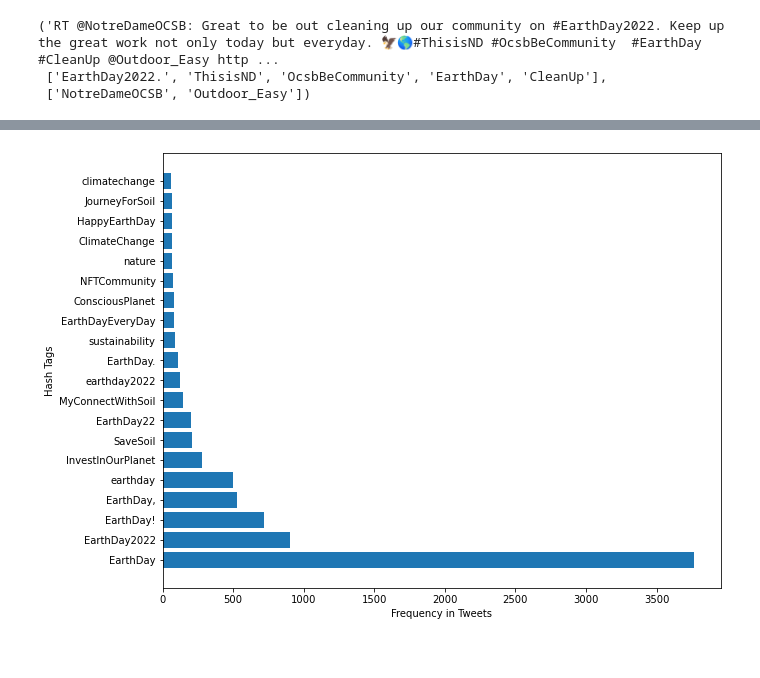
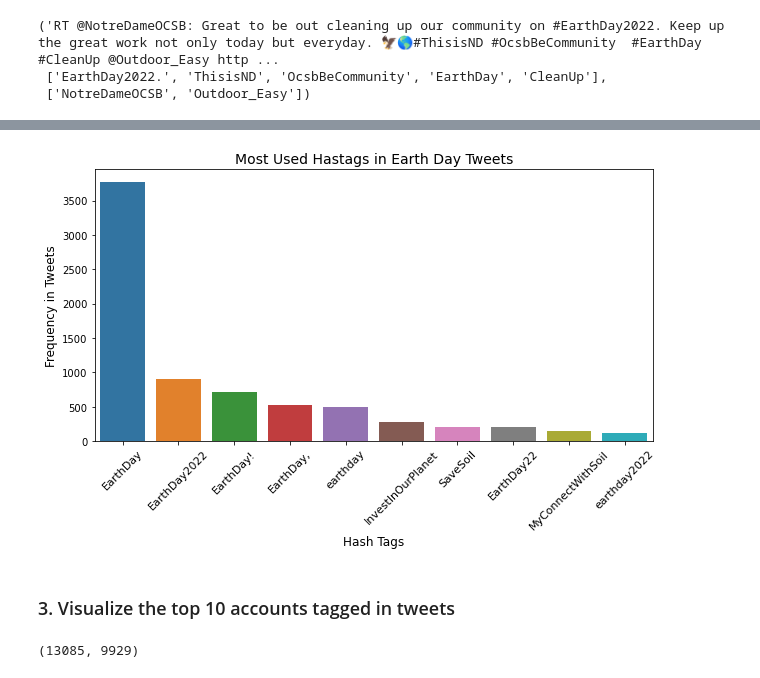
Before and after one commit to dinesh-gitrepo/UCDPA_DineshGangwar, a Jupyter notebook: Earth_Day_Tweets_Analysis.ipynb, the cells around one changed output, grey strips where cells are left out. Saved outputs shown, nothing was run; the diff lists cells and outputs as text; code cells hidden in the pictures.

```diff
--- a/Earth_Day_Tweets_Analysis.ipynb
+++ b/Earth_Day_Tweets_Analysis.ipynb
@@ -272,13 +271,24 @@ most_used_hashtags_df
-# %%
-import matplotlib.pyplot as plt
-
-fig, ax = plt.subplots(figsize=(10, 8))
-
-ax.barh(most_used_hashtags_df['hashtag'], most_used_hashtags_df['frequency'] )
-
-ax.set_ylabel('Hash Tags')
-ax.set_xlabel('Frequency in Tweets')
-
-plt.show()
-# %% [output]
-[figure, removed]
+# %%
+# plotting most used hashtags
+
+fig, ax = plt.subplots(figsize=(10, 5))
+
+sns.barplot(x=most_used_hashtags_df['hashtag'], y=most_used_hashtags_df['frequency'] )
+
+ax.set_xlabel('Hash Tags', fontsize=12)
+ax.set_ylabel('Frequency in Tweets', fontsize=12)
+ax.set_xticklabels(most_used_hashtags_df['hashtag'], rotation=45, fontsize=11)
+ax.set_title('Most Used Hastags in Earth Day Tweets', fontsize=14)
+
+plt.show()
+# %% [output]
+[figure, added]
+# %% [markdown]
+### 3. Visualize the top 10 accounts tagged in tweets
+# %%
+# creating list of all the accounts tagged in the tweets
+all_accounts = []
+[all_accounts.extend(i) for i in tweet_df['derv_accounts'] ]
+len(all_accounts), len(set(all_accounts))
+# %% [output]
+(13085, 9929)
```
Also changed, not shown: parts of 11 cells of this notebook, 2 other files.
